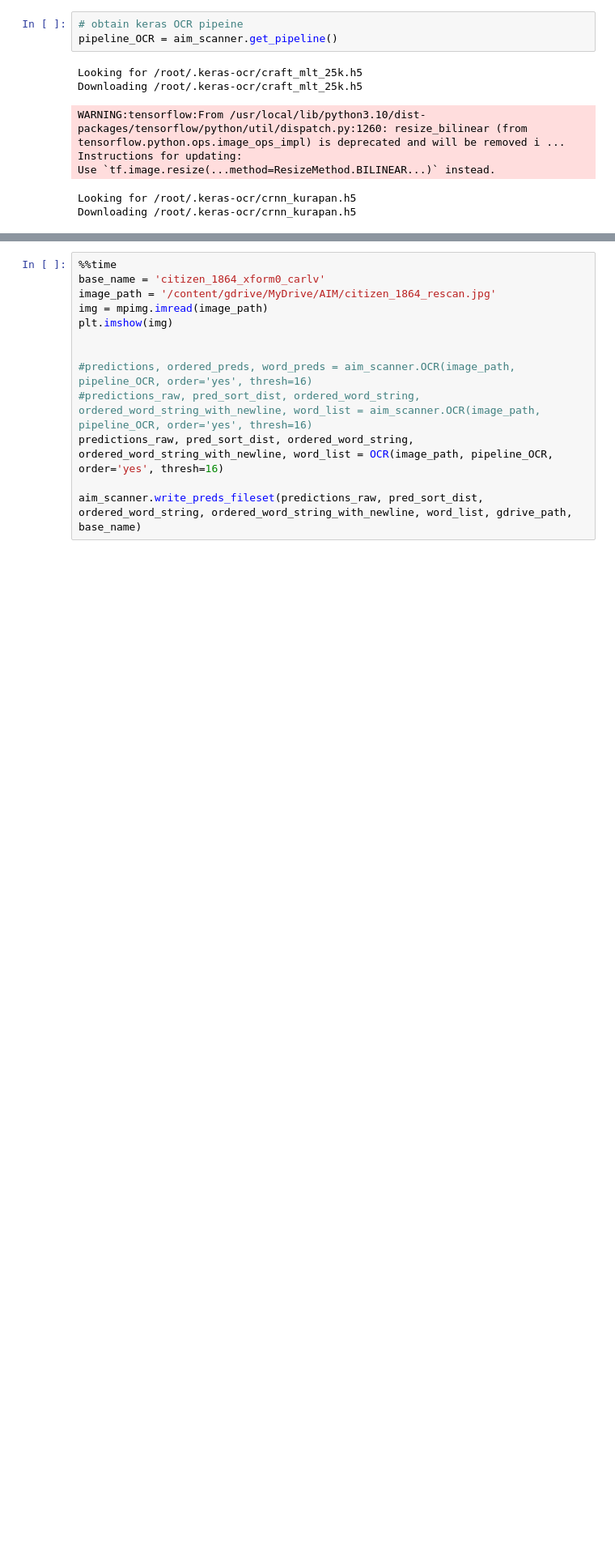
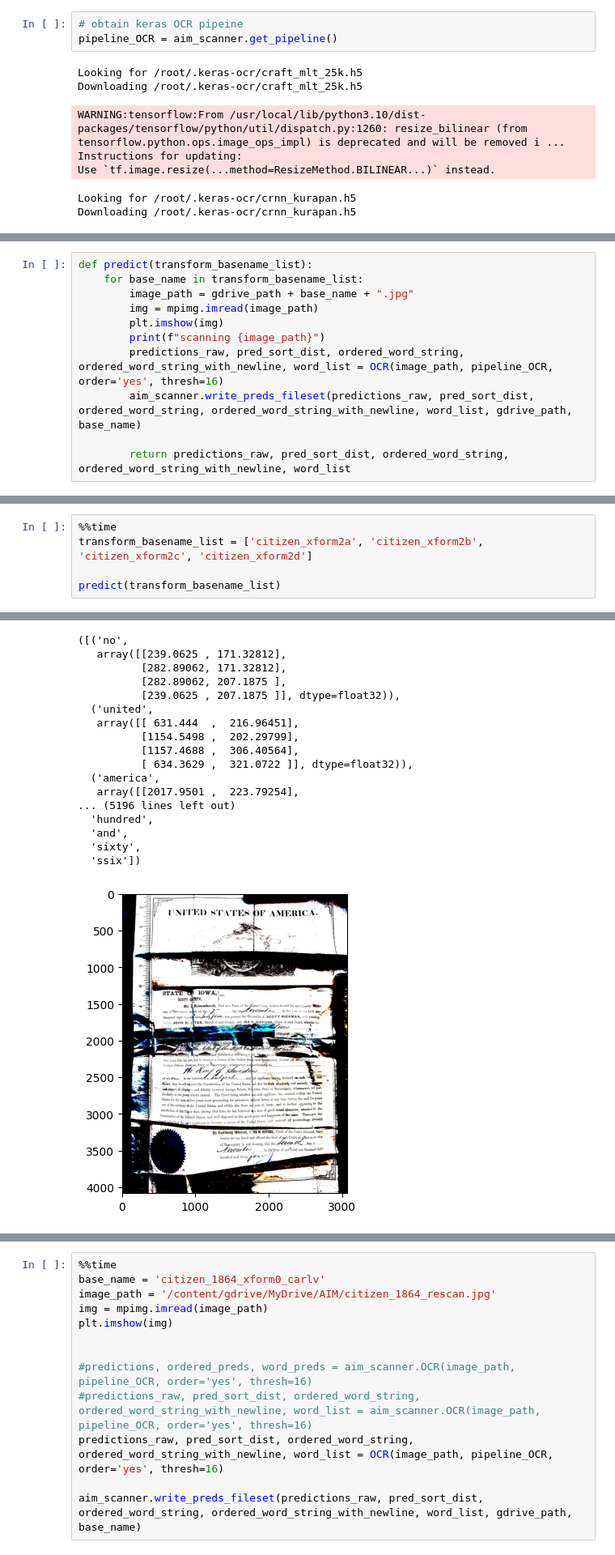
Before and after one commit to blu3crab/AIM, a Jupyter notebook: ipynb/aim_scanner.ipynb, the cells around one changed output, grey strips where cells are left out. Shown at 81% size. Saved outputs shown, nothing was run; the diff lists cells and outputs as text; blank space fills up the shorter version.

```diff
--- a/ipynb/aim_scanner.ipynb
+++ b/ipynb/aim_scanner.ipynb
@@ -207,5 +210,16 @@ def OCR(image_path, pipeline, trim_length=1, order='yes', thresh=6):
 
     #print(f"ordered_preds_with_newline->{ordered_preds_with_newline}")
     return predictions_raw, pred_sort_dist, ordered_word_string, ordered_word_string_with_newline, ordered_word_list
+# %%
+def predict(transform_basename_list):
+    for base_name in transform_basename_list:
+        image_path = gdrive_path + base_name + ".jpg"
+        img = mpimg.imread(image_path)
+        plt.imshow(img)
+        print(f"scanning {image_path}")
+        predictions_raw, pred_sort_dist, ordered_word_string, ordered_word_string_with_newline, word_list = OCR(image_path, pipeline_OCR, order='yes', thresh=16)
+        aim_scanner.write_preds_fileset(predictions_raw, pred_sort_dist, ordered_word_string, ordered_word_string_with_newline, word_list, gdrive_path, base_name)
+
+        return predictions_raw, pred_sort_dist, ordered_word_string, ordered_word_string_with_newline, word_list
 # %%
 %%time
@@ -241,0 +268,6 @@ Wall time: 13min 43s
+# %%
+%%time
+transform_basename_list = ['citizen_xform2a', 'citizen_xform2b', 'citizen_xform2c', 'citizen_xform2d']
+
+predict(transform_basename_list)
+# %% [output]
@@ -241,0 +286,18 @@ Wall time: 13min 43s
+([('no',
+   array([[239.0625 , 171.32812],
+          [282.89062, 171.32812],
+          [282.89062, 207.1875 ],
+          [239.0625 , 207.1875 ]], dtype=float32)),
+  ('united',
+   array([[ 631.444  ,  216.96451],
+          [1154.5498 ,  202.29799],
+          [1157.4688 ,  306.40564],
+          [ 634.3629 ,  321.0722 ]], dtype=float32)),
+  ('america',
+   array([[2017.9501 ,  223.79254],
+... (5196 lines left out)
+  'hundred',
+  'and',
+  'sixty',
+  'ssix'])
+[figure, added]
```
Also changed, not shown: parts of 9 cells of this notebook, 2 other files.
